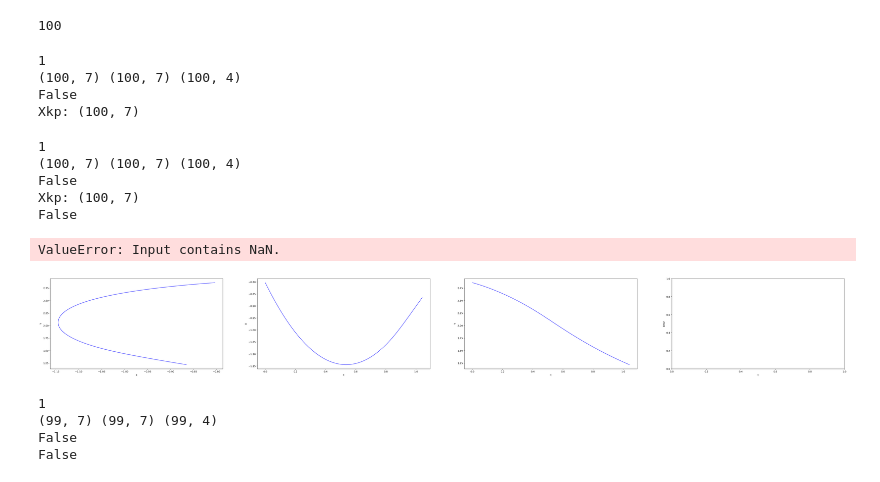
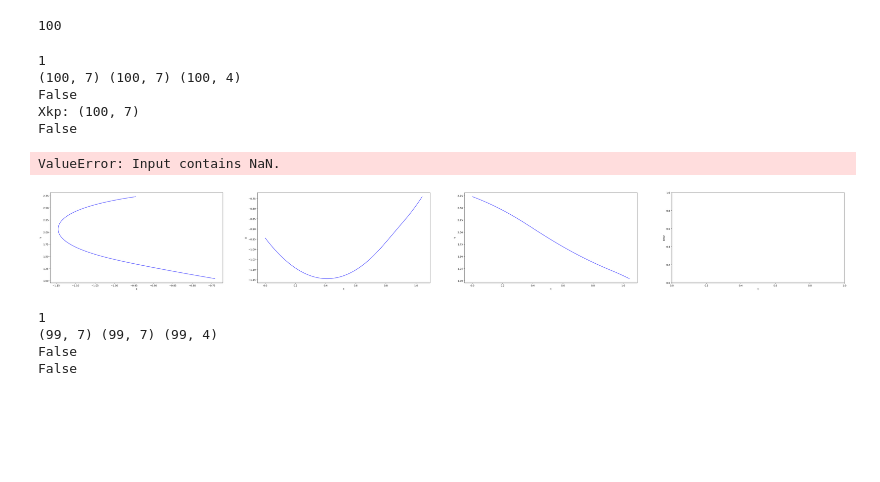
Before and after one commit to MatthewK0617/CrazyFlieVis, a Jupyter notebook: fitK.ipynb, the cells around one changed output. Drawn from its saved outputs; the diff is of its cells as text; code cells hidden in the pictures; blank space fills up the shorter version.

```diff
--- a/fitK.ipynb
+++ b/fitK.ipynb
@@ -55,6 +55,8 @@ def plot_comparison(model, train_ix, no_comp=False, EDMDc=True):
     ) // n_columns  # Calculate the number of rows needed
 
     plt.figure(figsize=(15 * n_columns, 8 * n_rows))
+    N_T = 20
+    t_arr = np.arange(t0, tf, th)[:N_T]
 
     for i in range(1):
         X = Xfull[:, :N_T, i]
@@ -99,7 +101,7 @@ def plot_comparison(model, train_ix, no_comp=False, EDMDc=True):
             else:
                 print(np.isnan(X[:N_x, 0]).any())
                 Xh = model.simulate(
-                    X[:N_x, 0].reshape(1, -1), X[N_x : N_x + N_u, :].T, n_steps=20
+                    X[:N_x, 0].reshape(1, -1), X[N_x : N_x + N_u, :].T, n_steps=N_T
                     # X[:N_x, 0].reshape(1, -1), n_steps=10
                 ).T
 
@@ -158,38 +160,33 @@ def fitK(X_full, train_ix, observables, N_T=100, svd_rank=None, method="EDMDc"):
 
     return model
 # %%
-model = fitK(X_full=Xfull, train_ix=X_train_i, observables=poly, svd_rank=-1)
+# model = fitK(X_full=Xfull, train_ix=X_train_i, observables=poly, svd_rank=-1)
-# %% [output]
-1
-(100, 7) (100, 7) (100, 4)
-False
-Xkp: (100, 7)
 # %%
 Xk, Uk = Xfull[:N_x, :].T, Xfull[N_x : N_x + N_u, :-1].T
 
 poly = pk.observables.Polynomial(degree=2, include_bias=True)
 RBF = pk.observables.RadialBasisFunction(
     rbf_type="thinplate",
     n_centers=10,
     centers=None,
     kernel_width=1.0,
     polyharmonic_coeff=1.0,
     include_state=True,
 )
-model = fitK(X_full=Xfull, train_ix=X_train_i, observables=poly, svd_rank=-1)
+model = fitK(X_full=Xfull, train_ix=X_train_i, observables=RBF, svd_rank=-1)
 if np.isnan(model.A.any()):
     print("NAN")
 ## Compare True and DMDc
 Xh = plot_comparison(model, train_ix=X_train_i)
 # Xh[0, :]
 # %% [output]
 1
 (100, 7) (100, 7) (100, 4)
 False
 Xkp: (100, 7)
 False
 ValueError: Input contains NaN.
-[figure, old version]
+[figure, new version]
 # %%
 model = fitK(X_full=Xfull, train_ix=X_train_i, observables=poly, svd_rank=0)
 if np.isnan(model.A.any()):
```
